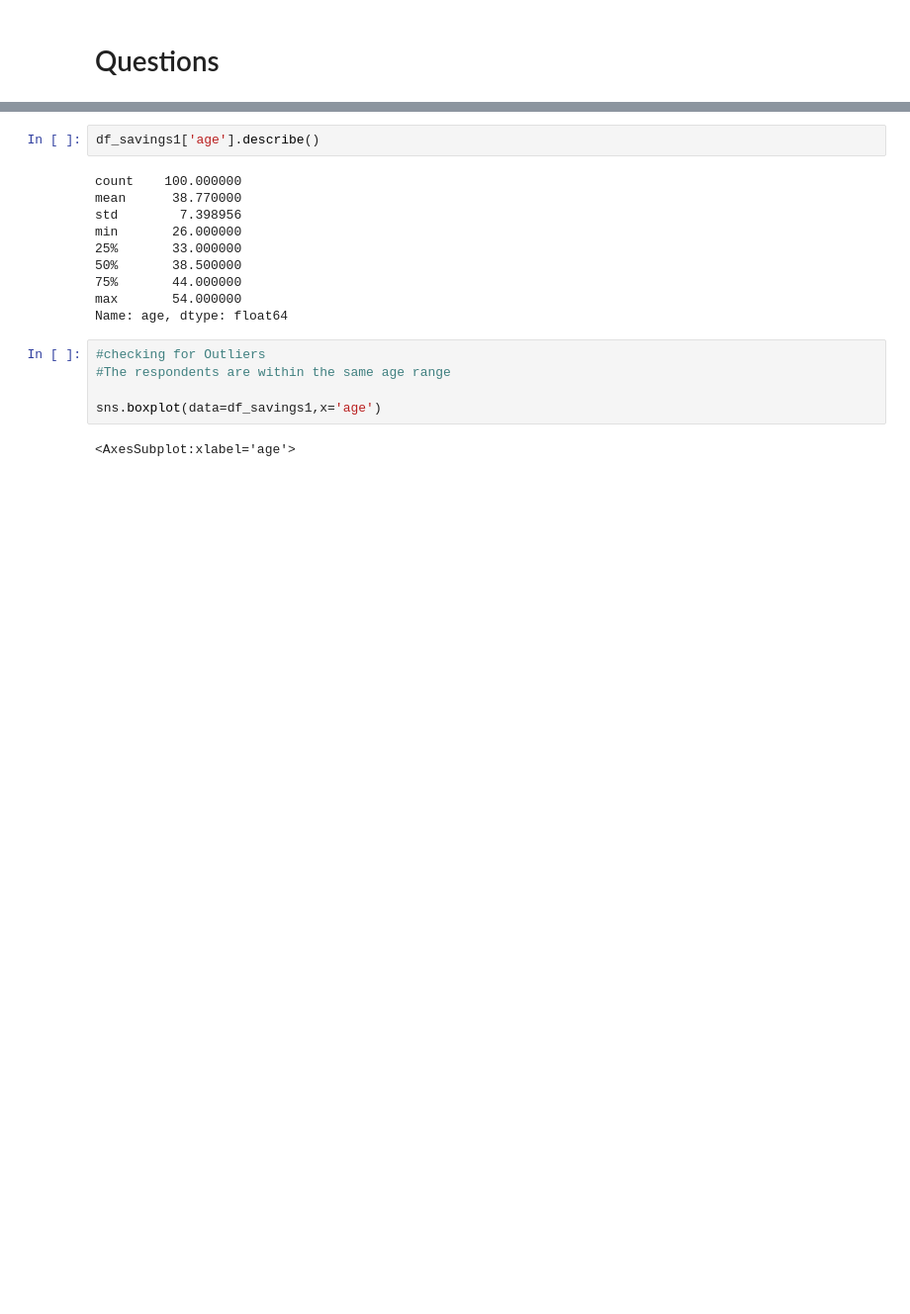
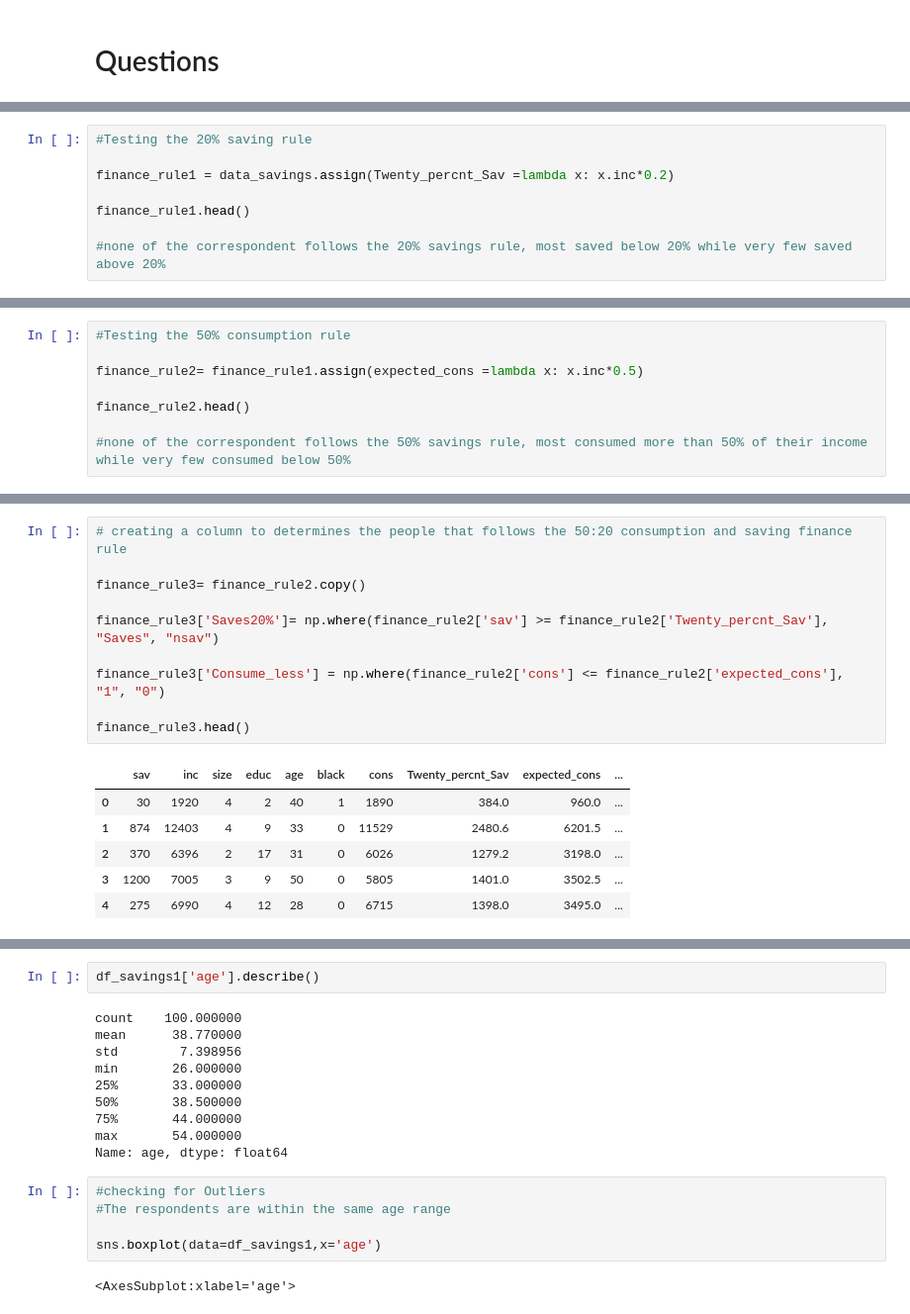
Before and after one commit to Ask-Wunmi/Alt-school-Savings-project, a Jupyter notebook: Savings project.ipynb, the cells around one changed output, grey strips where cells are left out. Shown at 99% size. Cells and saved outputs as stored; diff of their text form; blank space fills up the shorter version.

```diff
--- a/Savings project.ipynb
+++ b/Savings project.ipynb
@@ -84,3 +64,11 @@ expected_savings.head()
 #Does family Size influence saving culture
 #Are there any correlation between race and income ?
 #Does race as any impact on savings
+# %%
+#Testing the 20% saving rule
+
+finance_rule1 = data_savings.assign(Twenty_percnt_Sav =lambda x: x.inc*0.2)
+
+finance_rule1.head()
+
+#none of the correspondent follows the 20% savings rule, most saved below 20% while very few saved above 20%
@@ -86,0 +82,8 @@ expected_savings.head()
+# %%
+#Testing the 50% consumption rule
+
+finance_rule2= finance_rule1.assign(expected_cons =lambda x: x.inc*0.5)
+
+finance_rule2.head()
+
+#none of the correspondent follows the 50% savings rule, most consumed more than 50% of their income while very few consumed below 50%
@@ -86,0 +97,17 @@ expected_savings.head()
+# %%
+# creating a column to determines the people that follows the 50:20 consumption and saving finance rule
+
+finance_rule3= finance_rule2.copy()
+
+finance_rule3['Saves20%']= np.where(finance_rule2['sav'] >= finance_rule2['Twenty_percnt_Sav'], "Saves", "nsav")
+
+finance_rule3['Consume_less'] = np.where(finance_rule2['cons'] <= finance_rule2['expected_cons'], "1", "0")
+
+finance_rule3.head()
+# %% [output]
+|  | sav | inc | size | educ | age | black | cons | Twenty_percnt_Sav | expected_cons | ... |
+| 0 | 30 | 1920 | 4 | 2 | 40 | 1 | 1890 | 384.0 | 960.0 | ... |
+| 1 | 874 | 12403 | 4 | 9 | 33 | 0 | 11529 | 2480.6 | 6201.5 | ... |
+| 2 | 370 | 6396 | 2 | 17 | 31 | 0 | 6026 | 1279.2 | 3198.0 | ... |
+| 3 | 1200 | 7005 | 3 | 9 | 50 | 0 | 5805 | 1401.0 | 3502.5 | ... |
+| 4 | 275 | 6990 | 4 | 12 | 28 | 0 | 6715 | 1398.0 | 3495.0 | ... |
```
Also changed, not shown: parts of 9 cells of this notebook.
